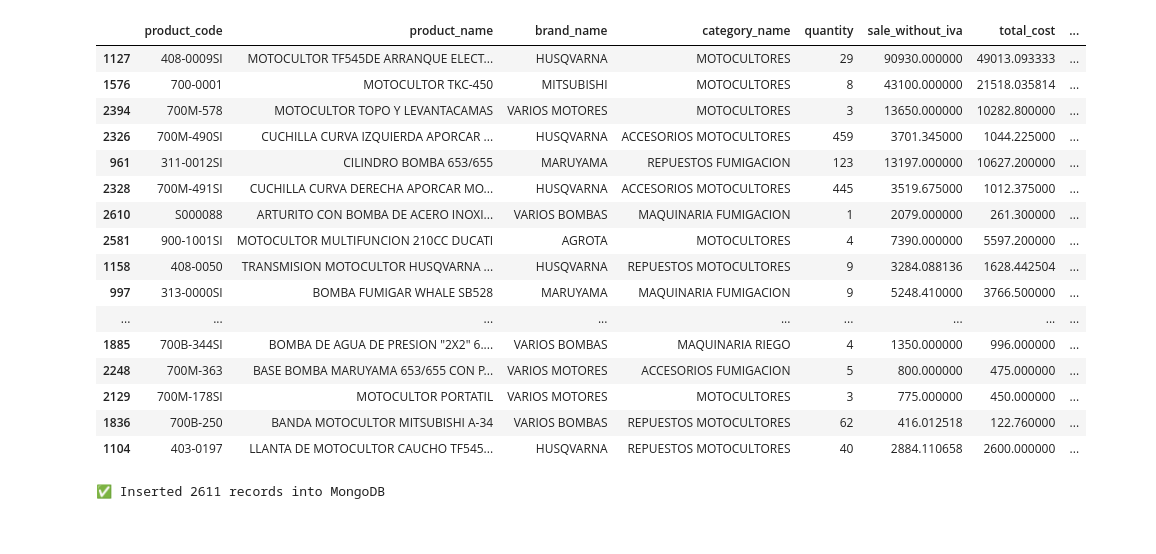
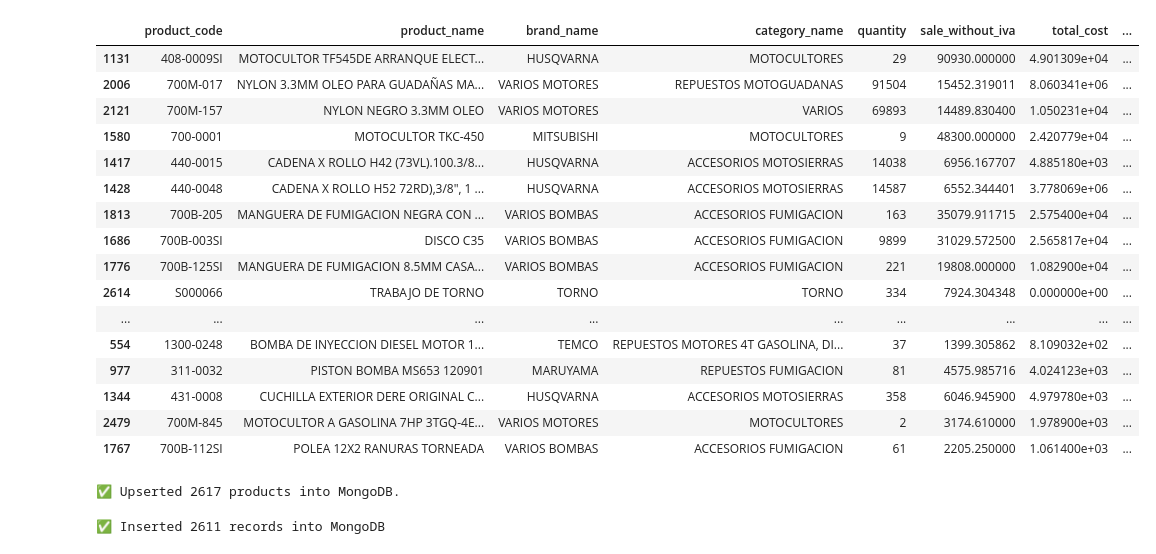
Before and after one commit to mateoquiguiri1995/campomaq-webpage, a Jupyter notebook: infra/data_pipeline/product_sales_etl.ipynb, the cells around one changed output. Saved outputs shown, nothing was run; the diff lists cells and outputs as text; code cells hidden in the pictures.

```diff
--- a/infra/data_pipeline/product_sales_etl.ipynb
+++ b/infra/data_pipeline/product_sales_etl.ipynb
@@ -22,8 +22,9 @@ else:
 
 # Read all documents from the collection
 cursor = collection.find({})
-df_sales_prods = pd.DataFrame(list(cursor))
+df = pd.DataFrame(list(cursor))
 # %%
+df_sales_prods = df.copy()
 df_sales_prods = df_sales_prods[df_sales_prods['invoice_date'].dt.year > 2023]
 df_sales_prods = df_sales_prods[~df_sales_prods["category_name"].str.lower().str.contains("servicios", na=False)]
 df_sales_prods = df_sales_prods[~df_sales_prods["product_name"].str.lower().str.contains("varios", na=False)]
@@ -97,7 +98,7 @@ df_grouped["quantity_norm"] = (
 )
 
 # Penalize low-value items
-df_grouped.loc[df_grouped["low_value_flag"] == 1, "quantity_norm"] *= 0.4
+df_grouped.loc[df_grouped["low_value_flag"] == 1, "quantity_norm"] *= 0.5
 
 # Profit normalization
 df_grouped["profit_norm"] = (
@@ -110,9 +111,9 @@ df_grouped["profit_norm"] = (
 # Step 4: Popularity Index
 # -------------------
 df_grouped["popularity"] = (
-    0.4 * df_grouped["quantity_norm"] +   # sales volume
-    0.5 * df_grouped["profit_norm"] +     # profitability
-    0.2 * df_grouped["main_boost"]        # strategic push
+    0.64 * df_grouped["quantity_norm"] +   # sales volume
+    0.355 * df_grouped["profit_norm"] +     # profitability
+    0.005 * df_grouped["main_boost"]        # strategic push
 )
 
 # -------------------
@@ -122,40 +123,44 @@ df_grouped = df_grouped.sort_values("popularity", ascending=False)
 
 # Check top results
 # print(df_grouped[["product_name", "quantity", "profit", "popularity"]].head(15))
+# %%
+pd.set_option('display.max_rows', 500)
 # %%
 df_grouped.sort_values("popularity", ascending=False, inplace=True)
-df_grouped.head(40)
+df_grouped.head(100)
 # %% [output]
 |  | product_code | product_name | brand_name | category_name | quantity | sale_without_iva | total_cost | ... |
-| 1127 | 408-0009SI | MOTOCULTOR TF545DE ARRANQUE ELECT... | HUSQVARNA | MOTOCULTORES | 29 | 90930.000000 | 49013.093333 | ... |
-| 1576 | 700-0001 | MOTOCULTOR TKC-450 | MITSUBISHI | MOTOCULTORES | 8 | 43100.000000 | 21518.035814 | ... |
-| 2394 | 700M-578 | MOTOCULTOR TOPO Y LEVANTACAMAS | VARIOS MOTORES | MOTOCULTORES | 3 | 13650.000000 | 10282.800000 | ... |
-| 2326 | 700M-490SI | CUCHILLA CURVA IZQUIERDA APORCAR ... | HUSQVARNA | ACCESORIOS MOTOCULTORES | 459 | 3701.345000 | 1044.225000 | ... |
-| 961 | 311-0012SI | CILINDRO BOMBA 653/655 | MARUYAMA | REPUESTOS FUMIGACION | 123 | 13197.000000 | 10627.200000 | ... |
-| 2328 | 700M-491SI | CUCHILLA CURVA DERECHA APORCAR MO... | HUSQVARNA | ACCESORIOS MOTOCULTORES | 445 | 3519.675000 | 1012.375000 | ... |
-| 2610 | S000088 | ARTURITO CON BOMBA DE ACERO INOXI... | VARIOS BOMBAS | MAQUINARIA FUMIGACION | 1 | 2079.000000 | 261.300000 | ... |
-| 2581 | 900-1001SI | MOTOCULTOR MULTIFUNCION 210CC DUCATI | AGROTA | MOTOCULTORES | 4 | 7390.000000 | 5597.200000 | ... |
-| 1158 | 408-0050 | TRANSMISION MOTOCULTOR HUSQVARNA ... | HUSQVARNA | REPUESTOS MOTOCULTORES | 9 | 3284.088136 | 1628.442504 | ... |
-| 997 | 313-0000SI | BOMBA FUMIGAR WHALE SB528 | MARUYAMA | MAQUINARIA FUMIGACION | 9 | 5248.410000 | 3766.500000 | ... |
+| 1131 | 408-0009SI | MOTOCULTOR TF545DE ARRANQUE ELECT... | HUSQVARNA | MOTOCULTORES | 29 | 90930.000000 | 4.901309e+04 | ... |
+| 2006 | 700M-017 | NYLON 3.3MM OLEO PARA GUADAÑAS MA... | VARIOS MOTORES | REPUESTOS MOTOGUADANAS | 91504 | 15452.319011 | 8.060341e+06 | ... |
+| 2121 | 700M-157 | NYLON NEGRO 3.3MM OLEO | VARIOS MOTORES | VARIOS | 69893 | 14489.830400 | 1.050231e+04 | ... |
+| 1580 | 700-0001 | MOTOCULTOR TKC-450 | MITSUBISHI | MOTOCULTORES | 9 | 48300.000000 | 2.420779e+04 | ... |
+| 1417 | 440-0015 | CADENA X ROLLO H42 (73VL).100.3/8... | HUSQVARNA | ACCESORIOS MOTOSIERRAS | 14038 | 6956.167707 | 4.885180e+03 | ... |
+| 1428 | 440-0048 | CADENA X ROLLO H52 72RD),3/8", 1 ... | HUSQVARNA | ACCESORIOS MOTOSIERRAS | 14587 | 6552.344401 | 3.778069e+06 | ... |
+| 1813 | 700B-205 | MANGUERA DE FUMIGACION NEGRA CON ... | VARIOS BOMBAS | ACCESORIOS FUMIGACION | 163 | 35079.911715 | 2.575400e+04 | ... |
+| 1686 | 700B-003SI | DISCO C35 | VARIOS BOMBAS | ACCESORIOS FUMIGACION | 9899 | 31029.572500 | 2.565817e+04 | ... |
+| 1776 | 700B-125SI | MANGUERA DE FUMIGACION 8.5MM CASA... | VARIOS BOMBAS | ACCESORIOS FUMIGACION | 221 | 19808.000000 | 1.082900e+04 | ... |
+| 2614 | S000066 | TRABAJO DE TORNO | TORNO | TORNO | 334 | 7924.304348 | 0.000000e+00 | ... |
 | ... | ... | ... | ... | ... | ... | ... | ... | ... |
-| 1885 | 700B-344SI | BOMBA DE AGUA DE PRESION "2X2" 6.... | VARIOS BOMBAS | MAQUINARIA RIEGO | 4 | 1350.000000 | 996.000000 | ... |
-| 2248 | 700M-363 | BASE BOMBA MARUYAMA 653/655 CON P... | VARIOS MOTORES | ACCESORIOS FUMIGACION | 5 | 800.000000 | 475.000000 | ... |
-| 2129 | 700M-178SI | MOTOCULTOR PORTATIL | VARIOS MOTORES | MOTOCULTORES | 3 | 775.000000 | 450.000000 | ... |
-| 1836 | 700B-250 | BANDA MOTOCULTOR MITSUBISHI A-34 | VARIOS BOMBAS | REPUESTOS MOTOCULTORES | 62 | 416.012518 | 122.760000 | ... |
-| 1104 | 403-0197 | LLANTA DE MOTOCULTOR CAUCHO TF545... | HUSQVARNA | REPUESTOS MOTOCULTORES | 40 | 2884.110658 | 2600.000000 | ... |
+| 554 | 1300-0248 | BOMBA DE INYECCION DIESEL MOTOR 1... | TEMCO | REPUESTOS MOTORES 4T GASOLINA, DI... | 37 | 1399.305862 | 8.109032e+02 | ... |
+| 977 | 311-0032 | PISTON BOMBA MS653 120901 | MARUYAMA | REPUESTOS FUMIGACION | 81 | 4575.985716 | 4.024123e+03 | ... |
+| 1344 | 431-0008 | CUCHILLA EXTERIOR DERE ORIGINAL C... | HUSQVARNA | ACCESORIOS MOTOSIERRAS | 358 | 6046.945900 | 4.979780e+03 | ... |
+| 2479 | 700M-845 | MOTOCULTOR A GASOLINA 7HP 3TGQ-4E... | VARIOS MOTORES | MOTOCULTORES | 2 | 3174.610000 | 1.978900e+03 | ... |
+| 1767 | 700B-112SI | POLEA 12X2 RANURAS TORNEADA | VARIOS BOMBAS | ACCESORIOS FUMIGACION | 61 | 2205.250000 | 1.061400e+03 | ... |
 # %%
-# if cm_env == 'prod':
-#     collection = client["campomaq"]["cm_top_sales_products"]
-# else:
-#     collection = client["campomaq_test"]["cm_top_sales_products"]
+if cm_env == 'prod':
+    collection = client["campomaq"]["cm_top_sales_products"]
+else:
+    collection = client["campomaq_test"]["cm_top_sales_products"]
 
-# for record in df_grouped.to_dict(orient="records"):
-#     # Use product_id as unique key, update if exists, insert if not
-#     collection.update_one(
-#         {"product_code": record["product_code"]},
-#         {"$set": record},
-#         upsert=True
-#     )
+for record in df_grouped.to_dict(orient="records"):
+    # Use product_id as unique key, update if exists, insert if not
+    collection.update_one(
+        {"product_code": record["product_code"]},
+        {"$set": record},
+        upsert=True
+    )
 
-# print(f"✅ Upserted {len(df_grouped)} products into MongoDB.")
+print(f"✅ Upserted {len(df_grouped)} products into MongoDB.")
+# %% [output]
+✅ Upserted 2617 products into MongoDB.
 # %%
```
Also changed, not shown: parts of 1 cell of this notebook, 11 other files.
